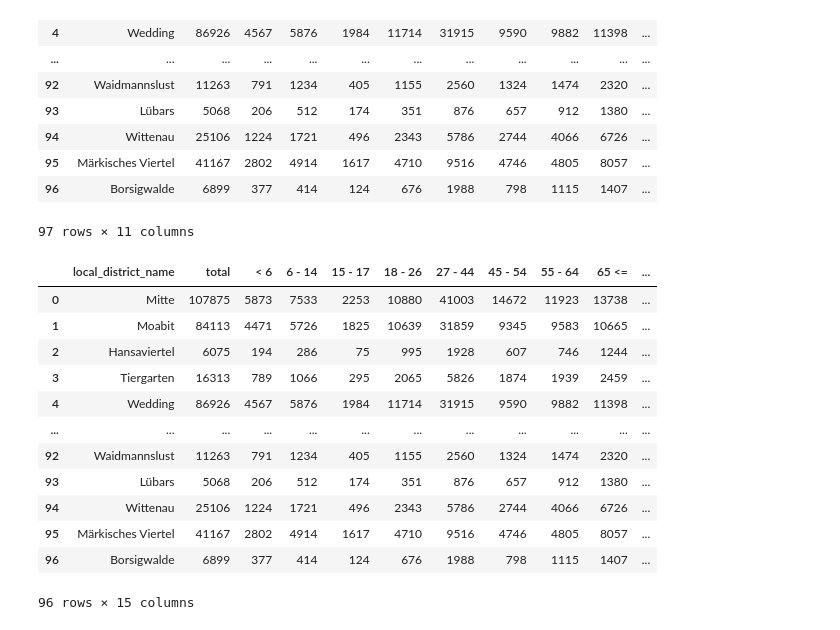
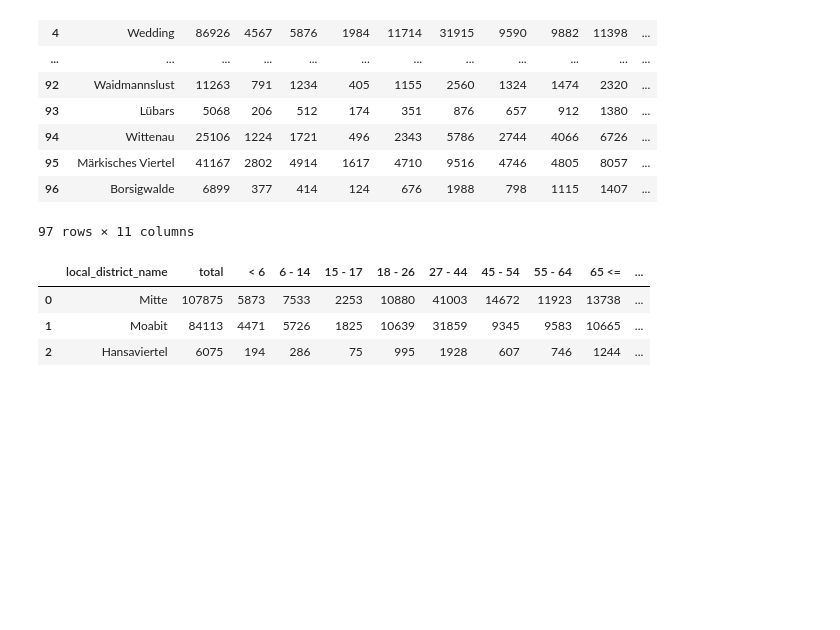
Before and after one commit to Lucky-0ne/geodata_berlin, a Jupyter notebook: main/python_package/usecase_example.ipynb, the cells around one changed output. Saved outputs shown, nothing was run; the diff lists cells and outputs as text; code cells hidden in the pictures; blank space fills up the shorter version.

```diff
--- a/main/python_package/usecase_example.ipynb
+++ b/main/python_package/usecase_example.ipynb
@@ -24,20 +26,12 @@ df
 # %%
 ltm = LookupTableManager(resolution_mode='LOCAL_DISTRICTS', map_by='NAME')
 result_df = ltm.map_geodata(df, id_col='local_district_name')
 # drop "Schlachtensee" because geometry data is outdated
-result_df = result_df.dropna()
-result_df
+result_df = result_df
+plot_df = result_df.dropna().copy()
+plot_df.head(3)
 # %% [output]
 |  | local_district_name | total | < 6 | 6 - 14 | 15 - 17 | 18 - 26 | 27 - 44 | 45 - 54 | 55 - 64 | 65 <= | ... |
 | 0 | Mitte | 107875 | 5873 | 7533 | 2253 | 10880 | 41003 | 14672 | 11923 | 13738 | ... |
 | 1 | Moabit | 84113 | 4471 | 5726 | 1825 | 10639 | 31859 | 9345 | 9583 | 10665 | ... |
 | 2 | Hansaviertel | 6075 | 194 | 286 | 75 | 995 | 1928 | 607 | 746 | 1244 | ... |
-| 3 | Tiergarten | 16313 | 789 | 1066 | 295 | 2065 | 5826 | 1874 | 1939 | 2459 | ... |
-| 4 | Wedding | 86926 | 4567 | 5876 | 1984 | 11714 | 31915 | 9590 | 9882 | 11398 | ... |
-| ... | ... | ... | ... | ... | ... | ... | ... | ... | ... | ... | ... |
-| 92 | Waidmannslust | 11263 | 791 | 1234 | 405 | 1155 | 2560 | 1324 | 1474 | 2320 | ... |
-| 93 | Lübars | 5068 | 206 | 512 | 174 | 351 | 876 | 657 | 912 | 1380 | ... |
-| 94 | Wittenau | 25106 | 1224 | 1721 | 496 | 2343 | 5786 | 2744 | 4066 | 6726 | ... |
-| 95 | Märkisches Viertel | 41167 | 2802 | 4914 | 1617 | 4710 | 9516 | 4746 | 4805 | 8057 | ... |
-| 96 | Borsigwalde | 6899 | 377 | 414 | 124 | 676 | 1988 | 798 | 1115 | 1407 | ... |
-96 rows × 15 columns
```
Also changed, not shown: parts of 9 cells of this notebook, 18 other files.
